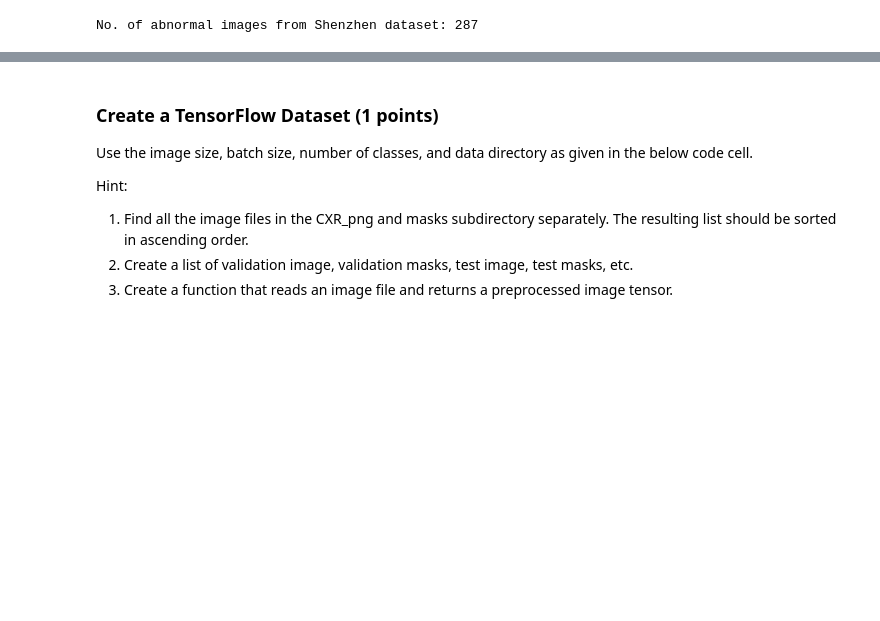
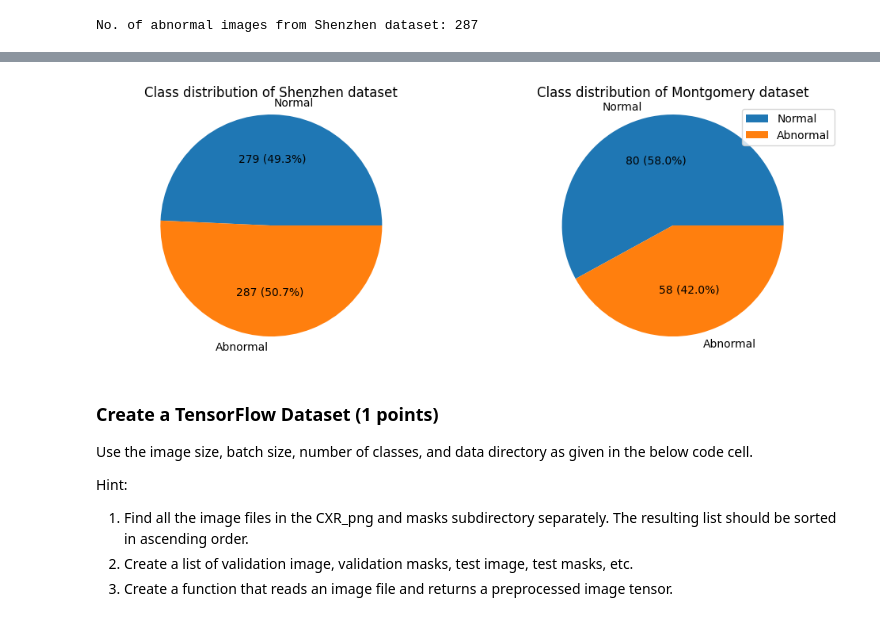
Before and after one commit to aisha-partha/AIMLOps-MiniProjects, a Jupyter notebook: M2_NB_MiniProject_2_DeepLabV3+_Lungs_Segmentation_Keval.ipynb, the cells around one changed output, grey strips where cells are left out. Drawn from its saved outputs; the diff is of its cells as text; code cells hidden in the pictures; blank space fills up the shorter version.

```diff
--- a/M2_NB_MiniProject_2_DeepLabV3+_Lungs_Segmentation_Keval.ipynb
+++ b/M2_NB_MiniProject_2_DeepLabV3+_Lungs_Segmentation_Keval.ipynb
@@ -144,3 +175,21 @@ No. of abnormal images from Shenzhen dataset: 287
+# %%
+shenzhen = [279, 287]
+montgomery = [80, 58]
+labels=['Normal', 'Abnormal']
+total_s = sum(shenzhen)
+total_m = sum(montgomery)
+fig, axs = plt.subplots(1, 2, figsize=(12, 4))
+axs[0].pie(shenzhen, labels=labels, autopct=lambda p: '{:.0f} ({:.1f}%)'.format(p * total_s / 100, p), startangle=0)
+axs[0].set_title('Class distribution of Shenzhen dataset')
+axs[1].pie(montgomery, labels=labels, autopct=lambda p: '{:.0f} ({:.1f}%)'.format(p * total_m / 100, p), startangle=0)
+axs[1].set_title('Class distribution of Montgomery dataset')
+
+axs[0].axis('equal')
+axs[1].axis('equal')
+plt.legend()
+plt.show()
+# %% [output]
+[figure, added]
 # %% [markdown]
 ### Create a TensorFlow Dataset (1 points)
 Use the image size, batch size, number of classes, and data directory as given in the below code cell.
```
Also changed, not shown: parts of 6 cells of this notebook.
